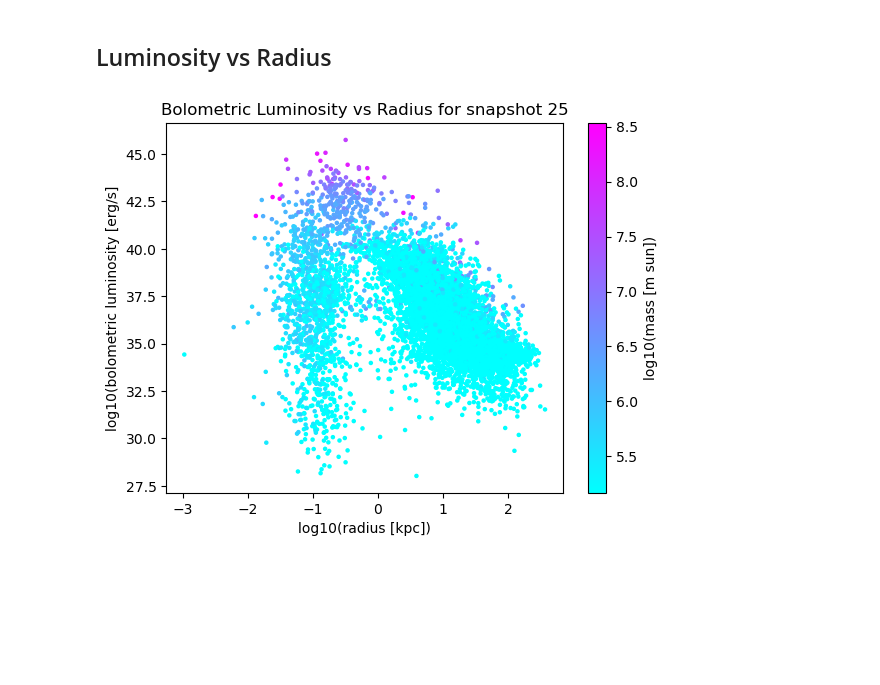
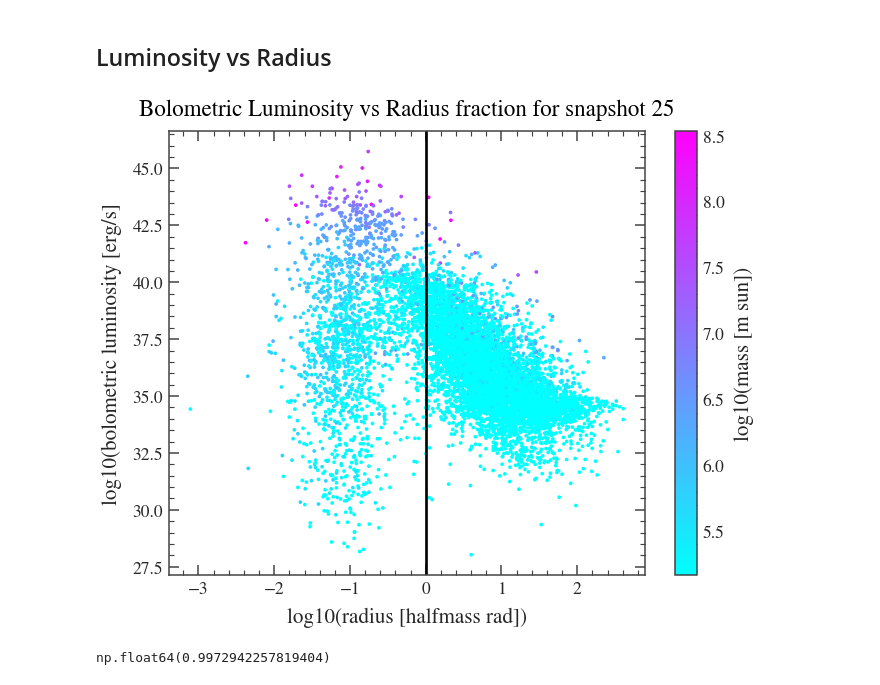
Before and after one commit to pranav-satheesh/wandering_bhs, a Jupyter notebook: Notebooks/SubhaloDictionary.ipynb, the cells around one changed output. Saved outputs shown, nothing was run; the diff lists cells and outputs as text; code cells hidden in the pictures; blank space fills up the shorter version.

```diff
--- a/Notebooks/SubhaloDictionary.ipynb
+++ b/Notebooks/SubhaloDictionary.ipynb
@@ -26,5 +43,5 @@ np.float64(20.046490988807516)
 # %%
-with h5py.File("/orange/lblecha/pranavsatheesh/wandering_bhs/Data/wandering_bh_SM5_DFD_3_TNG.hdf5") as f:
+with h5py.File(sim_1_dict) as f:
     is_wandering = f["bh/is_wandering"][:]
     r_kpc = f["bh/r_kpc"] # all radii
     lum = f["bh/lbol_erg_s"] # all lum
@@ -67,7 +84,7 @@ with h5py.File("/orange/lblecha/pranavsatheesh/wandering_bhs/Data/wandering_bh_S
     r_kpc = f["bh/r_kpc"] # all radii
     mass = f["bh/mass_msun"] # all masses
 
-    snapchoice = 19                                           # CHANGE SNAPSHOT HERE
+    snapchoice = 10                                           # CHANGE SNAPSHOT HERE
     num_halos_in_snap = f["snapshot/n_subhalos_with_bh"][snapchoice]
     print("Number of halos in snapshot:", num_halos_in_snap)
     print("Processing subhalo: ", end=" ")
@@ -418,15 +440,16 @@ def lum_mass_rad_data(snapshot, mfrac=False, rfrac=False, onlyCentralHalos=False
             halomass = f["subhalo/subhalo_total_mass_msun"][subhalo_row]
             halfrad = f["subhalo/stellar_halfrad_kpc"][subhalo_row]
             central = f["subhalo/is_central"][subhalo_row]
-            if (not onlyCentralHalos or central) and (r[bh]>1e-8 or includeSupercentrals):
+            if (not onlyCentralHalos or central) and (r[bh]>(0 if includeSupercentrals else 1e-8)):
                 valid[bh] = True
                 if mfrac: mass[bh] = mass[bh]/halomass
                 if rfrac: r[bh] = r[bh]/halfrad
     return lum[valid], mass[valid], r[valid]
 # %%
-def lr_log_scatter(snapshot, rfrac=False, onlyCentralHalos=False, includeSupercentrals=False, markersize=5):
-    l, m, r = lum_mass_rad_data(snapshot, rfrac, onlyCentralHalos, includeSupercentrals)
+def lr_log_scatter(snapshot, mfrac=False, rfrac=False, onlyCentralHalos=False, includeSupercentrals=False, markersize=5):
+    l, m, r = lum_mass_rad_data(snapshot, mfrac, rfrac, onlyCentralHalos, includeSupercentrals)
     plt.scatter(np.log10(r), np.log10(l), c=np.log10(m), cmap="cool", s=markersize)
+    if rfrac: plt.axvline(0, color='k')
     plt.colorbar(label="log10(mass [m sun])")
     r_unit = "halfmass rad" if rfrac else "kpc"
     plt.xlabel(f"log10(radius [{r_unit}])")
@@ -434,6 +457,10 @@ def lr_log_scatter(snapshot, rfrac=False, onlyCentralHalos=False, includeSuperce
     r_title = "Radius fraction" if rfrac else "Radius"
     plt.title(f"Bolometric Luminosity vs {r_title} for snapshot {snapshot}")
 # %%
-lr_log_scatter(25)
+lr_log_scatter(25, rfrac=True)
 # %% [output]
-[figure, old version]
+[figure, new version]
+# %%
+redshifts[25]
+# %% [output]
+np.float64(0.9972942257819404)
```
Also changed, not shown: parts of 20 cells of this notebook, 1 other file.
